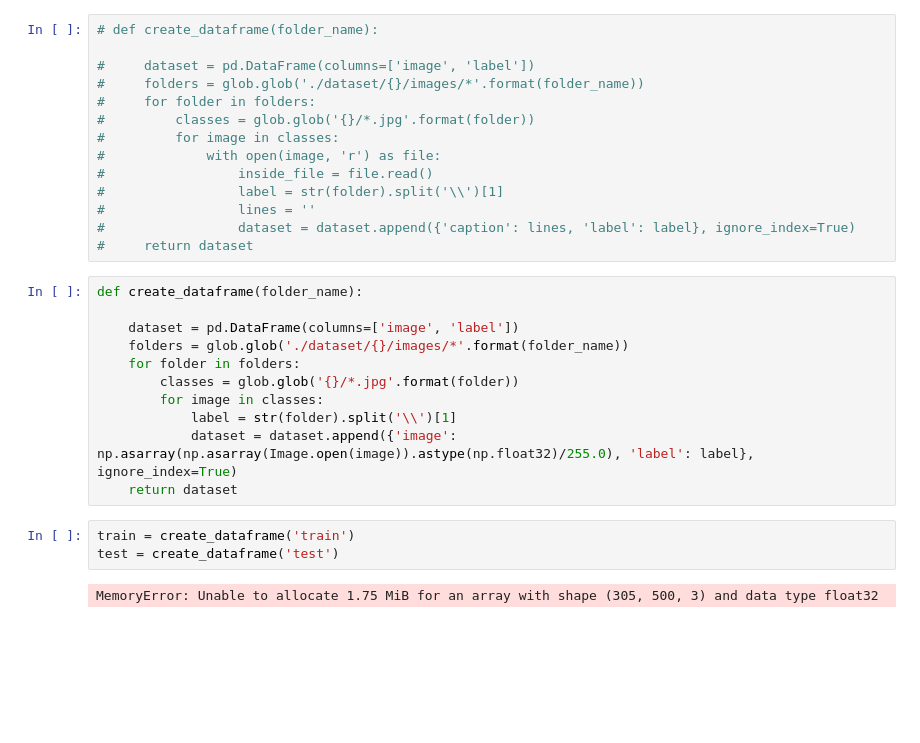
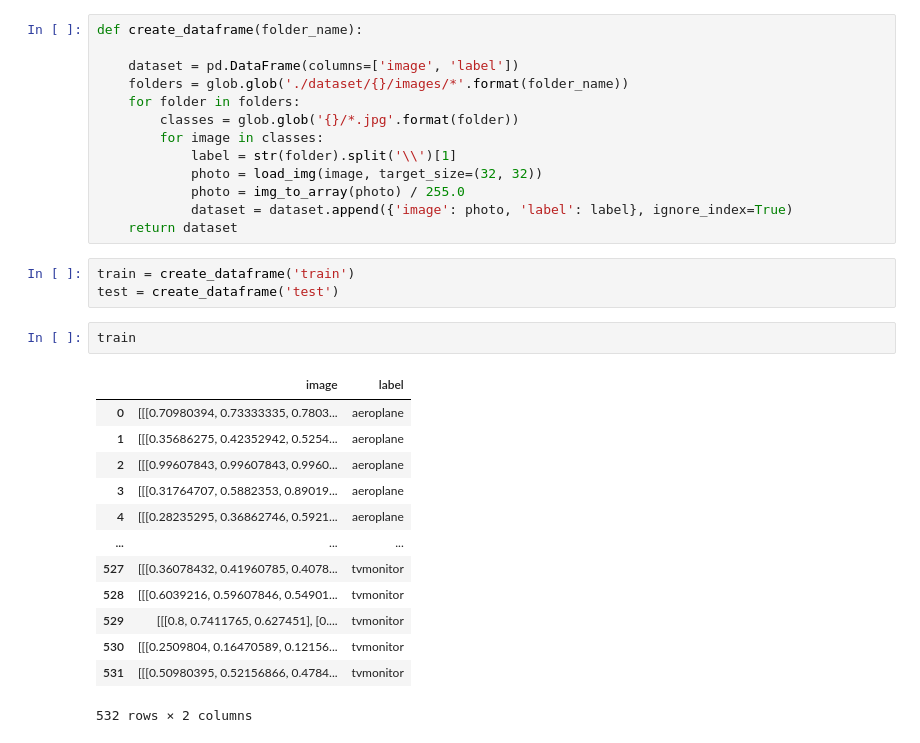
Before and after one commit to Curly-And-Straight/Machine-Learning-Clustering, a Jupyter notebook: Image-Clustering.ipynb, the cells around one changed output. Cells and saved outputs as stored; diff of their text form; blank space fills up the shorter version.

```diff
--- a/Image-Clustering.ipynb
+++ b/Image-Clustering.ipynb
@@ -6,31 +20,33 @@ from PIL import Image
 # %%
-# def create_dataframe(folder_name):
+def create_dataframe(folder_name):
 
-#     dataset = pd.DataFrame(columns=['image', 'label'])
-#     folders = glob.glob('./dataset/{}/images/*'.format(folder_name))
-#     for folder in folders:
-#         classes = glob.glob('{}/*.jpg'.format(folder))
-#         for image in classes:
-#             with open(image, 'r') as file:
-#                 inside_file = file.read()
-#                 label = str(folder).split('\\')[1]
-#                 lines = ''
-#                 dataset = dataset.append({'caption': lines, 'label': label}, ignore_index=True)
-#     return dataset
+    dataset = pd.DataFrame(columns=['image', 'label'])
+    folders = glob.glob('./dataset/{}/images/*'.format(folder_name))
+    for folder in folders:
+        classes = glob.glob('{}/*.jpg'.format(folder))
+        for image in classes:
+            label = str(folder).split('\\')[1]
+            photo = load_img(image, target_size=(32, 32))
+            photo = img_to_array(photo) / 255.0
+            dataset = dataset.append({'image': photo, 'label': label}, ignore_index=True)
+    return dataset
-# %%
-def create_dataframe(folder_name):
-
-    dataset = pd.DataFrame(columns=['image', 'label'])
-    folders = glob.glob('./dataset/{}/images/*'.format(folder_name))
-    for folder in folders:
-        classes = glob.glob('{}/*.jpg'.format(folder))
-        for image in classes:
-            label = str(folder).split('\\')[1]
-            dataset = dataset.append({'image': np.asarray(np.asarray(Image.open(image)).astype(np.float32)/255.0), 'label': label}, ignore_index=True)
-    return dataset
 # %%
 train = create_dataframe('train')
 test = create_dataframe('test')
-# %% [output]
-MemoryError: Unable to allocate 1.75 MiB for an array with shape (305, 500, 3) and data type float32
+# %%
+train
+# %% [output]
+|  | image | label |
+| 0 | [[[0.70980394, 0.73333335, 0.7803... | aeroplane |
+| 1 | [[[0.35686275, 0.42352942, 0.5254... | aeroplane |
+| 2 | [[[0.99607843, 0.99607843, 0.9960... | aeroplane |
+| 3 | [[[0.31764707, 0.5882353, 0.89019... | aeroplane |
+| 4 | [[[0.28235295, 0.36862746, 0.5921... | aeroplane |
+| ... | ... | ... |
+| 527 | [[[0.36078432, 0.41960785, 0.4078... | tvmonitor |
+| 528 | [[[0.6039216, 0.59607846, 0.54901... | tvmonitor |
+| 529 | [[[0.8, 0.7411765, 0.627451], [0.... | tvmonitor |
+| 530 | [[[0.2509804, 0.16470589, 0.12156... | tvmonitor |
+| 531 | [[[0.50980395, 0.52156866, 0.4784... | tvmonitor |
+532 rows × 2 columns
 # %%
```
Also changed, not shown: parts of 24 cells of this notebook, 2 other files.
